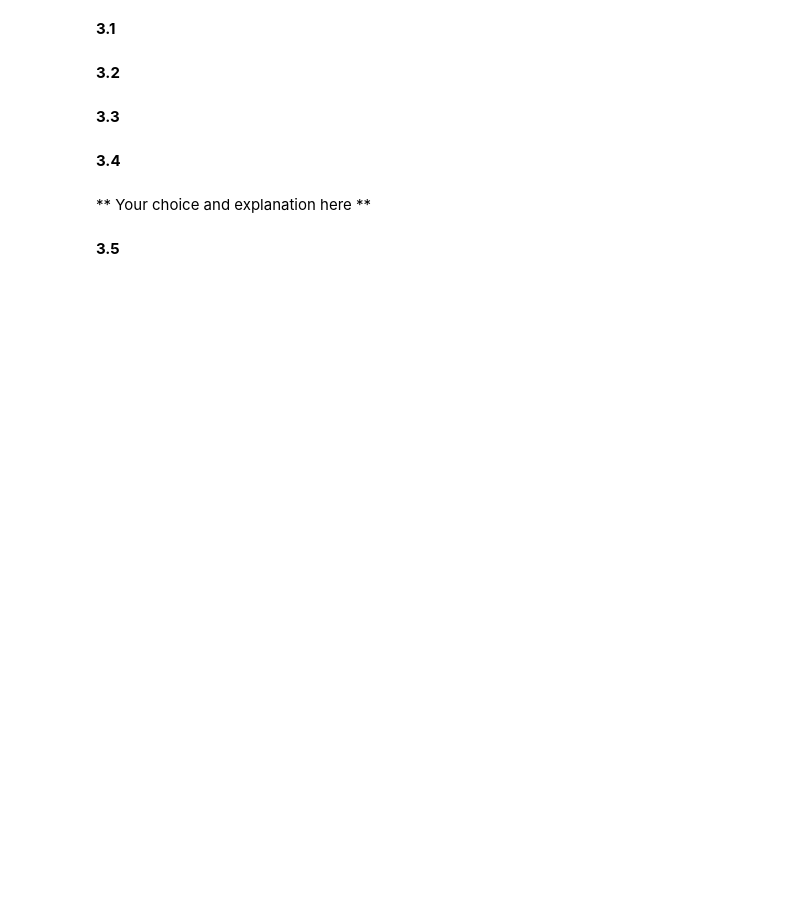
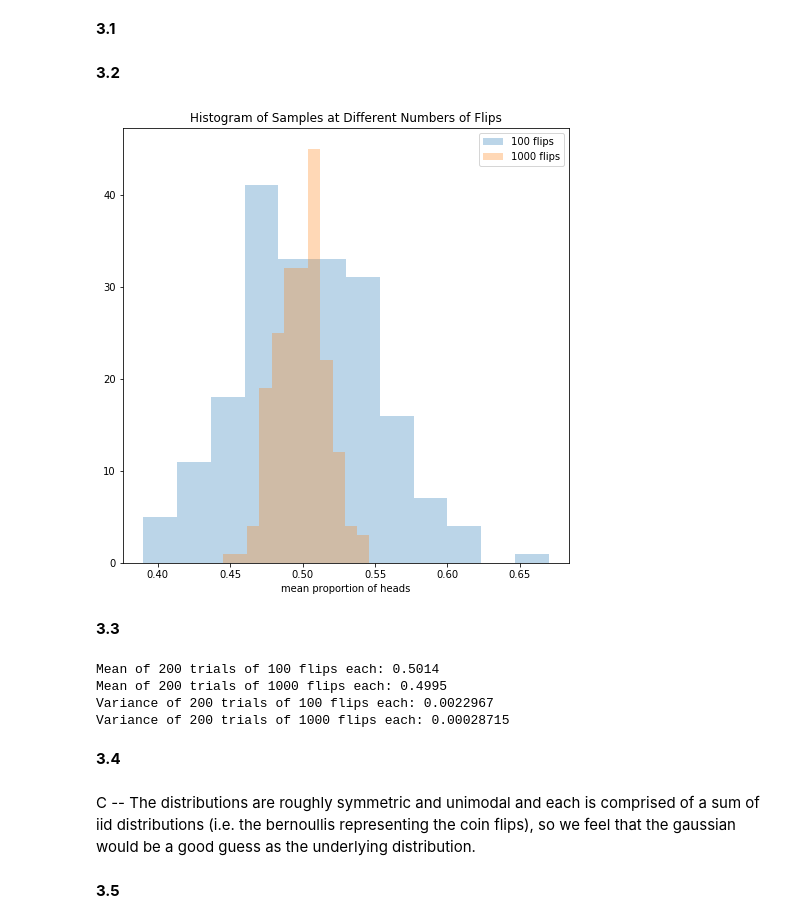
Before and after one commit to xingstar97/Harvard_CS109, a Jupyter notebook: hw0/cs109a_hw0.ipynb, the cells around one changed output. Saved outputs shown, nothing was run; the diff lists cells and outputs as text; code cells hidden in the pictures; blank space fills up the shorter version.

```diff
--- a/hw0/cs109a_hw0.ipynb
+++ b/hw0/cs109a_hw0.ipynb
@@ -199,2 +396,25 @@ The coin flip experiment that we did above gave us some insight, but we don't ha
+# %%
+def make_throws(n_replications : int, n_flips = 20) -> list:
+    """
+    Generate a list of probabilities representing the probability of heads in a sample of fair coins
+
+    Args:
+        n_replications: number of samples or replications
+        n_flips:  number of coin flips in each replication
+
+    Returns:
+        Array of probabilities of heads, one from each sample or replication
+
+    Example
+    -------
+    >>> make_throws(number_of_samples = 3, sample_size = 20)
+    [0.40000000000000002, 0.5, 0.59999999999999998]
+    """
+    sample_props = []
+    for i in range(n_replications):
+        replication = throw_a_coin(n_flips)
+        mean_of_replication = np.mean(replication == 'H')
+        sample_props.append(mean_of_replication)
+    return sample_props
 # %% [markdown]
 **3.2**
@@ -205,2 +421,19 @@ The coin flip experiment that we did above gave us some insight, but we don't ha
+# %%
+proportions_at_n_flips_100 = make_throws(n_replications=200, n_flips=100)
+proportions_at_n_flips_1000 = make_throws(n_replications=200, n_flips=1000)
+# %%
+def plot_sample_mean_distributions(ax, mean_samples, labels):
+    [ax.hist(sample, alpha=0.3, label=labels[i], bins=12) for i, sample in enumerate(mean_samples)]
+    ax.set_xlabel("mean proportion of heads")
+    ax.set_title("Histogram of Samples at Different Numbers of Flips");
+    ax.legend();
+    return ax
+
+mean_samples = [proportions_at_n_flips_100, proportions_at_n_flips_1000]
+labels = ["100 flips", "1000 flips"]
+fig, ax = plt.subplots(figsize=(8,8))
+plot_sample_mean_distributions(ax, mean_samples, labels);
+# %% [output]
+[figure, added]
 # %% [markdown]
 **3.3**
@@ -209,6 +440,16 @@ The coin flip experiment that we did above gave us some insight, but we don't ha
+# %%
+print("Mean of 200 trials of 100 flips each: {:.4} ".format(np.mean(proportions_at_n_flips_100)))
+print("Mean of 200 trials of 1000 flips each: {:.4} ".format(np.mean(proportions_at_n_flips_1000)))
+print("Variance of 200 trials of 100 flips each: {:.5} ".format(np.var(proportions_at_n_flips_100)))
+print("Variance of 200 trials of 1000 flips each: {:.5} ".format(np.var(proportions_at_n_flips_1000)))
+# %% [output]
+Mean of 200 trials of 100 flips each: 0.5014
+Mean of 200 trials of 1000 flips each: 0.4995
+Variance of 200 trials of 100 flips each: 0.0022967
+Variance of 200 trials of 1000 flips each: 0.00028715
 # %% [markdown]
 **3.4**
-# %% [markdown]
-** Your choice and explanation here **
+# %% [markdown]
+C -- The distributions are roughly symmetric and unimodal and each is comprised of a sum of iid distributions (i.e. the bernoullis representing the coin flips), so we feel that the gaussian would be a good guess as the underlying distribution.
 # %% [markdown]
 **3.5**
```
Also changed, not shown: parts of 91 cells of this notebook, 13 other files.
